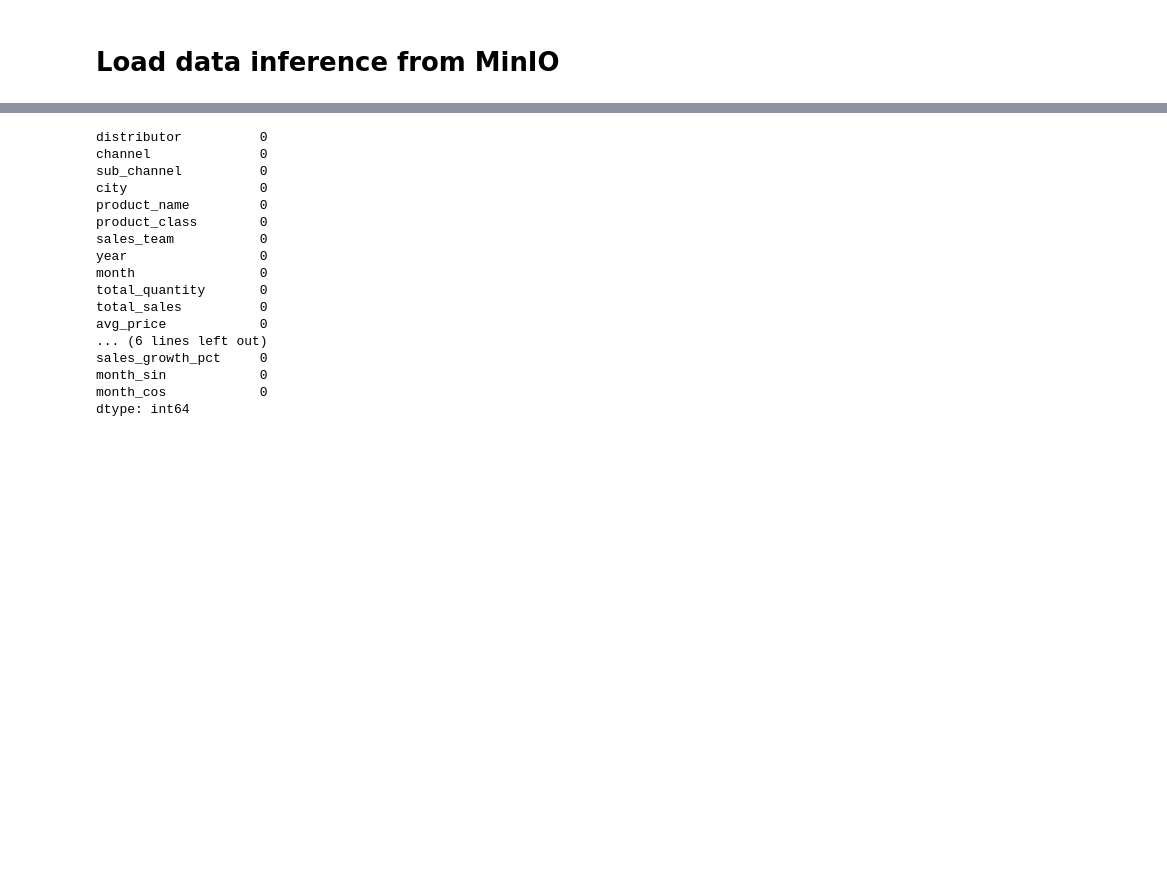
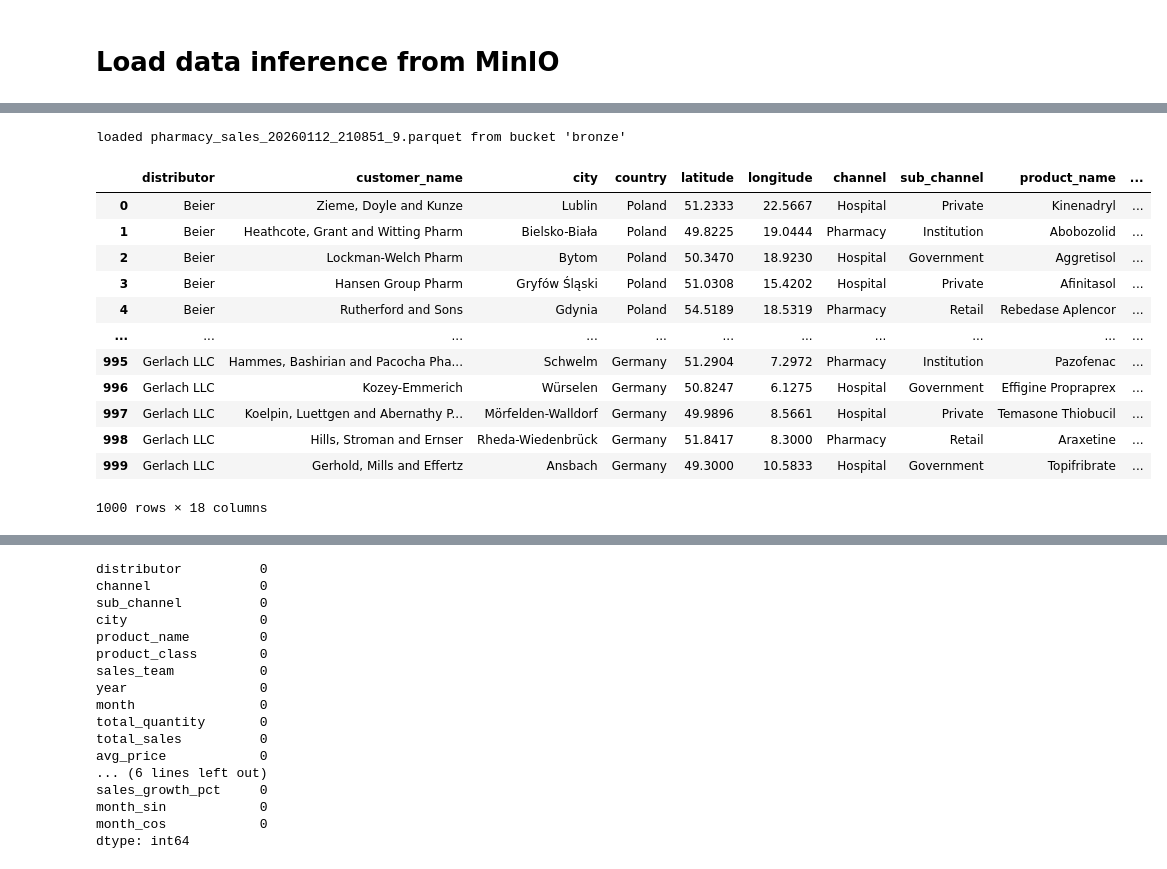
Before and after one commit to Mipjeiger/mini-project-pharmacy-business-engineering-end-to-end, a Jupyter notebook: notebooks/minio.ipynb, the cells around one changed output, grey strips where cells are left out. Cells and saved outputs as stored; diff of their text form; code cells hidden in the pictures; blank space fills up the shorter version.

```diff
--- a/notebooks/minio.ipynb
+++ b/notebooks/minio.ipynb
@@ -60,0 +80,17 @@ loaded sales_feature_20260111_235006.parquet from bucket 'gold'
+# %%
+load_from_minio("bronze")
+# %% [output]
+loaded pharmacy_sales_20260112_210851_9.parquet from bucket 'bronze'
+|  | distributor | customer_name | city | country | latitude | longitude | channel | sub_channel | product_name | ... |
+| 0 | Beier | Zieme, Doyle and Kunze | Lublin | Poland | 51.2333 | 22.5667 | Hospital | Private | Kinenadryl | ... |
+| 1 | Beier | Heathcote, Grant and Witting Pharm | Bielsko-Biała | Poland | 49.8225 | 19.0444 | Pharmacy | Institution | Abobozolid | ... |
+| 2 | Beier | Lockman-Welch Pharm | Bytom | Poland | 50.3470 | 18.9230 | Hospital | Government | Aggretisol | ... |
+| 3 | Beier | Hansen Group Pharm | Gryfów Śląski | Poland | 51.0308 | 15.4202 | Hospital | Private | Afinitasol | ... |
+| 4 | Beier | Rutherford and Sons | Gdynia | Poland | 54.5189 | 18.5319 | Pharmacy | Retail | Rebedase Aplencor | ... |
+| ... | ... | ... | ... | ... | ... | ... | ... | ... | ... | ... |
+| 995 | Gerlach LLC | Hammes, Bashirian and Pacocha Pha... | Schwelm | Germany | 51.2904 | 7.2972 | Pharmacy | Institution | Pazofenac | ... |
+| 996 | Gerlach LLC | Kozey-Emmerich | Würselen | Germany | 50.8247 | 6.1275 | Hospital | Government | Effigine Propraprex | ... |
+| 997 | Gerlach LLC | Koelpin, Luettgen and Abernathy P... | Mörfelden-Walldorf | Germany | 49.9896 | 8.5661 | Hospital | Private | Temasone Thiobucil | ... |
+| 998 | Gerlach LLC | Hills, Stroman and Ernser | Rheda-Wiedenbrück | Germany | 51.8417 | 8.3000 | Pharmacy | Retail | Araxetine | ... |
+| 999 | Gerlach LLC | Gerhold, Mills and Effertz | Ansbach | Germany | 49.3000 | 10.5833 | Hospital | Government | Topifribrate | ... |
+1000 rows × 18 columns
```
Also changed, not shown: parts of 8 cells of this notebook, 3 other files.
